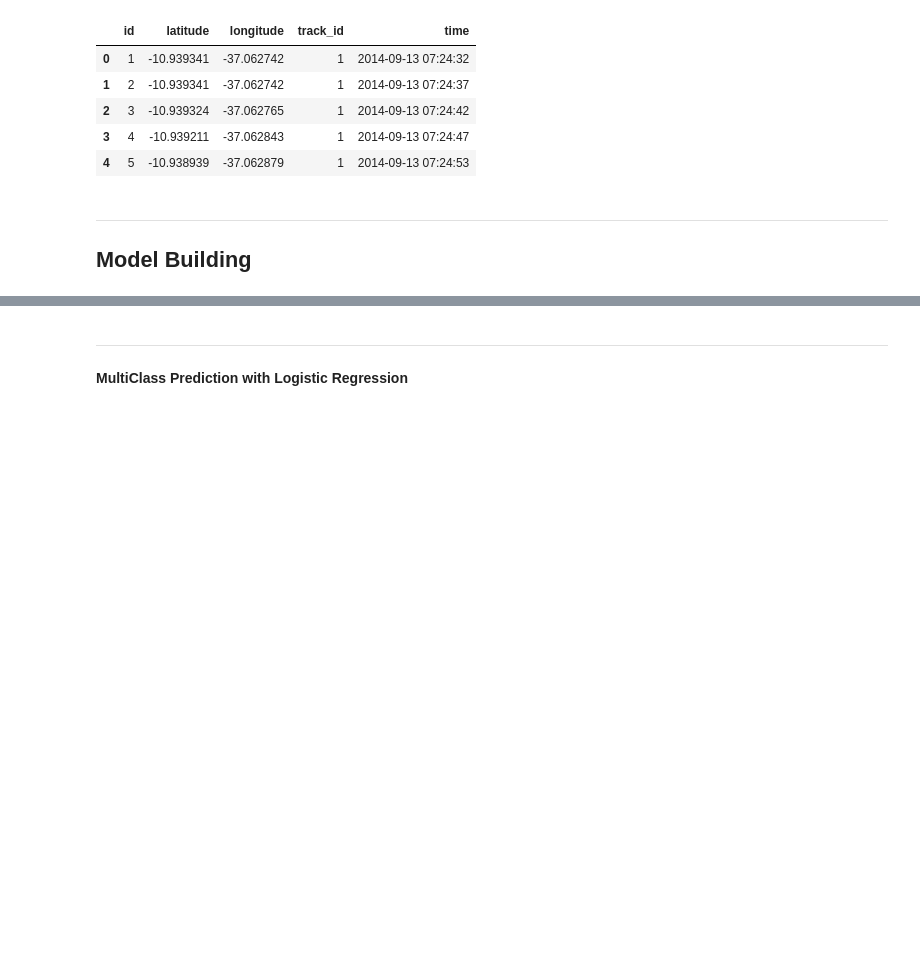
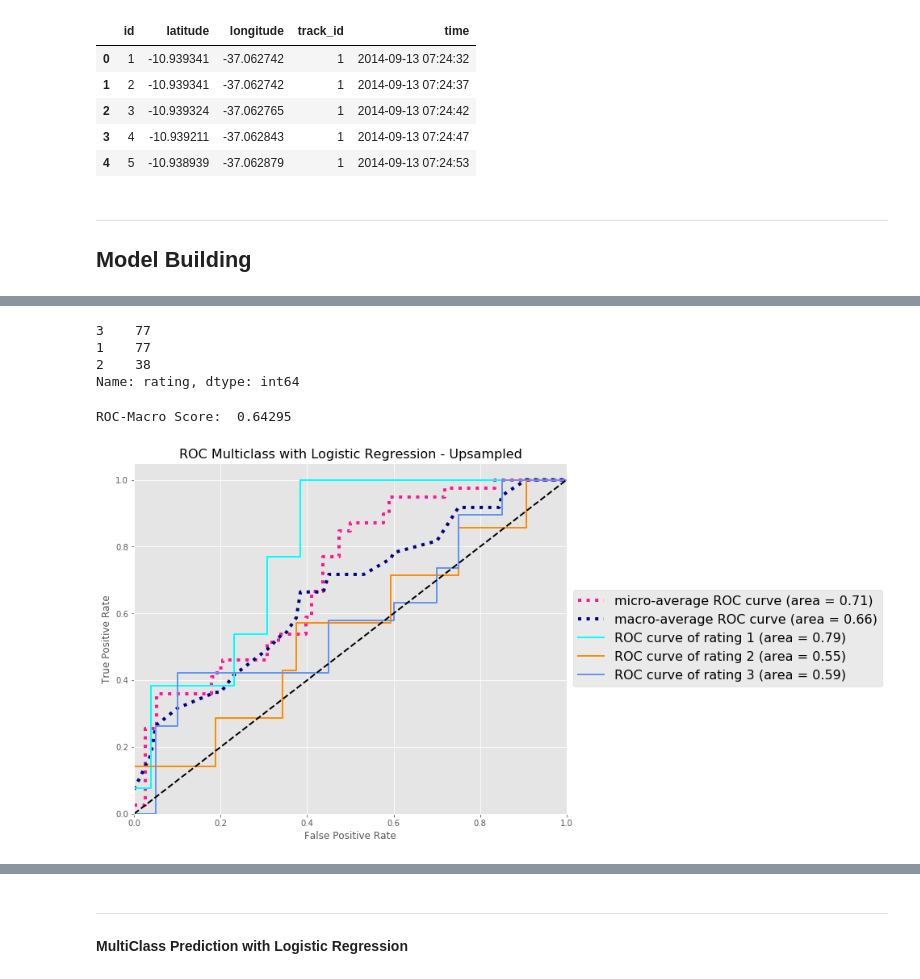
Before and after one commit to MoBran/bi2_project, a Jupyter notebook: src/model_building.ipynb, the cells around one changed output, grey strips where cells are left out. Drawn from its saved outputs; the diff is of its cells as text; code cells hidden in the pictures; blank space fills up the shorter version.

Commit message:
added up and downsampling approach for imbalanced data sets

```diff
--- a/src/model_building.ipynb
+++ b/src/model_building.ipynb
@@ -80,0 +95,50 @@ X_train, X_test, y_train, y_test = train_test_split(feature_engineered_tracks.dr
+# %%
+from sklearn.preprocessing import label_binarize
+from sklearn.multiclass import OneVsRestClassifier
+from sklearn.linear_model import LogisticRegression
+from visualization.visualize import plot_multiclass_ROC_curve
+from sklearn.utils import resample
+
+random_state = 1
+tracks = feature_engineered_tracks
+df_majority = tracks[tracks["rating"]==3]
+df_median = tracks[tracks["rating"]==2]
+df_minority = tracks[tracks["rating"]==1]
+
+# Upsample minority class
+df_minority_upsampled = resample(df_minority,
+                                 replace=True,     # sample with replacement
+                                 n_samples=77,    # to match majority class
+                                 random_state=random_state) # reproducible results
+
+
+df_upsampled = pd.concat([df_majority,df_median, df_minority_upsampled])
+
+y = label_binarize(df_upsampled["rating"], classes=[1, 2, 3])
+y = pd.DataFrame(y, columns=[1,2,3])
+
+
+X_train, X_test, y_train, y_test = train_test_split(df_upsampled.drop(drop_columns,axis=1),
+                                                    y,
+                                                    test_size=test_size,
+                                                    random_state=random_state)
+
+df_upsampled.rating.value_counts()
+# %% [output]
+3    77
+1    77
+2    38
+Name: rating, dtype: int64
+# %%
+classifier = OneVsRestClassifier(LogisticRegression(random_state=random_state,
+                                                    solver="sag"))
+y_score = classifier.fit(X_train, y_train).decision_function(X_test)
+print("ROC-Macro Score: ",round(roc_auc_score(y_test,
+                                        y_score,
+                                        average="macro"),5) )
+
+plot_title = "ROC Multiclass with Logistic Regression - Upsampled"
+plot_multiclass_ROC_curve(y_test, y_score, title = plot_title)
+# %% [output]
+ROC-Macro Score:  0.64295
+[figure, added]
```
Also changed, not shown: parts of 14 cells of this notebook, 1 other file.
